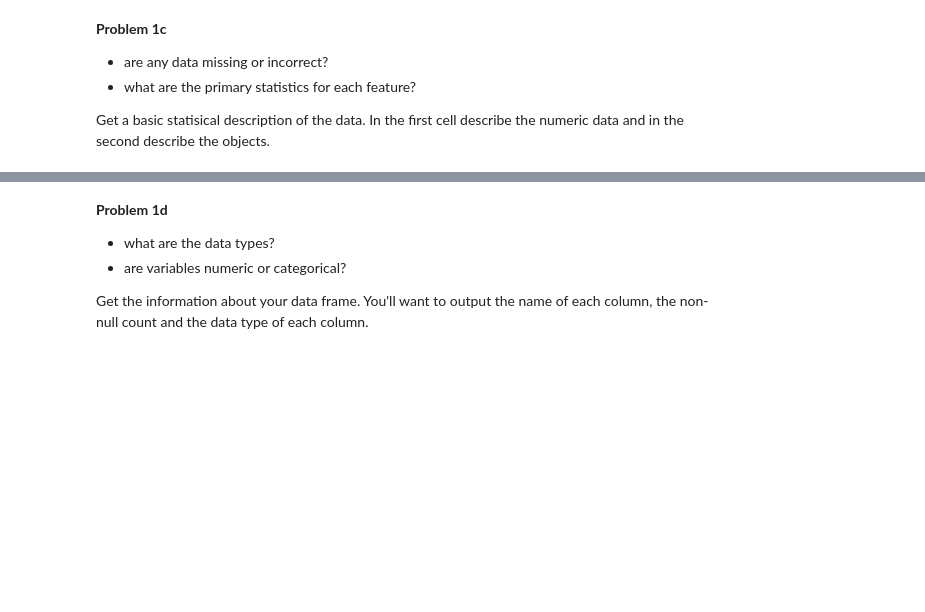
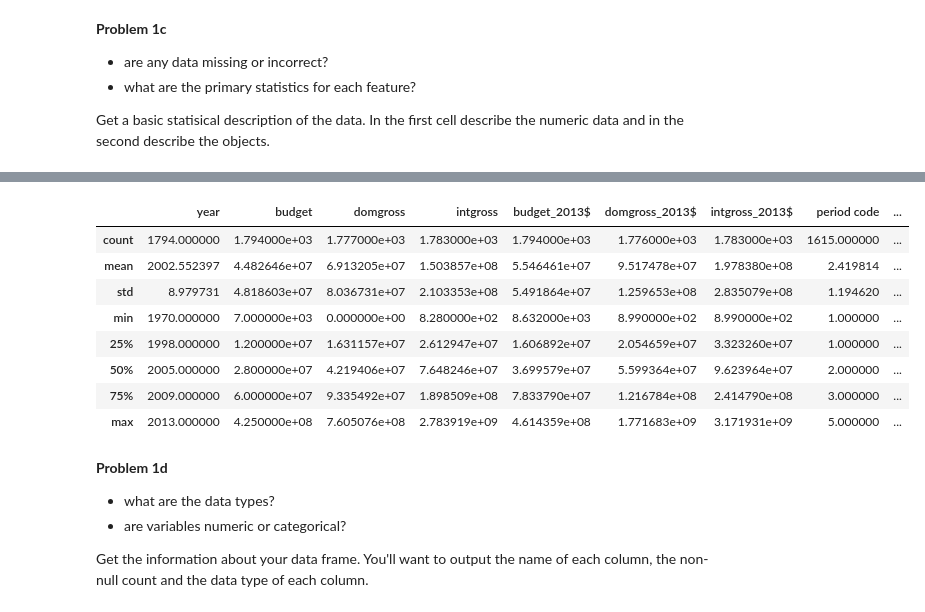
Before and after one commit to jklinck/AD450Winter2026, a Jupyter notebook: week_6_eda_matrix.ipynb, the cells around one changed output, grey strips where cells are left out. Cells and saved outputs as stored; diff of their text form; code cells hidden in the pictures; blank space fills up the shorter version.

```diff
--- a/week_6_eda_matrix.ipynb
+++ b/week_6_eda_matrix.ipynb
@@ -229,3 +301,20 @@ Get a basic statisical description of the data. In the first cell describe the n
+# %%
+"""
+I would consider the primary statistics to be count, mean and standard deviation. Those would
+let me know how much data and information about how it is distributed.
+"""
+
+movie_df.describe()
+# %% [output]
+|  | year | budget | domgross | intgross | budget_2013$ | domgross_2013$ | intgross_2013$ | period code | ... |
+| count | 1794.000000 | 1.794000e+03 | 1.777000e+03 | 1.783000e+03 | 1.794000e+03 | 1.776000e+03 | 1.783000e+03 | 1615.000000 | ... |
+| mean | 2002.552397 | 4.482646e+07 | 6.913205e+07 | 1.503857e+08 | 5.546461e+07 | 9.517478e+07 | 1.978380e+08 | 2.419814 | ... |
+| std | 8.979731 | 4.818603e+07 | 8.036731e+07 | 2.103353e+08 | 5.491864e+07 | 1.259653e+08 | 2.835079e+08 | 1.194620 | ... |
+| min | 1970.000000 | 7.000000e+03 | 0.000000e+00 | 8.280000e+02 | 8.632000e+03 | 8.990000e+02 | 8.990000e+02 | 1.000000 | ... |
+| 25% | 1998.000000 | 1.200000e+07 | 1.631157e+07 | 2.612947e+07 | 1.606892e+07 | 2.054659e+07 | 3.323260e+07 | 1.000000 | ... |
+| 50% | 2005.000000 | 2.800000e+07 | 4.219406e+07 | 7.648246e+07 | 3.699579e+07 | 5.599364e+07 | 9.623964e+07 | 2.000000 | ... |
+| 75% | 2009.000000 | 6.000000e+07 | 9.335492e+07 | 1.898509e+08 | 7.833790e+07 | 1.216784e+08 | 2.414790e+08 | 3.000000 | ... |
+| max | 2013.000000 | 4.250000e+08 | 7.605076e+08 | 2.783919e+09 | 4.614359e+08 | 1.771683e+09 | 3.171931e+09 | 5.000000 | ... |
 # %% [markdown]
 **Problem 1d**
 
```
Also changed, not shown: parts of 10 cells of this notebook, 1 other file.
